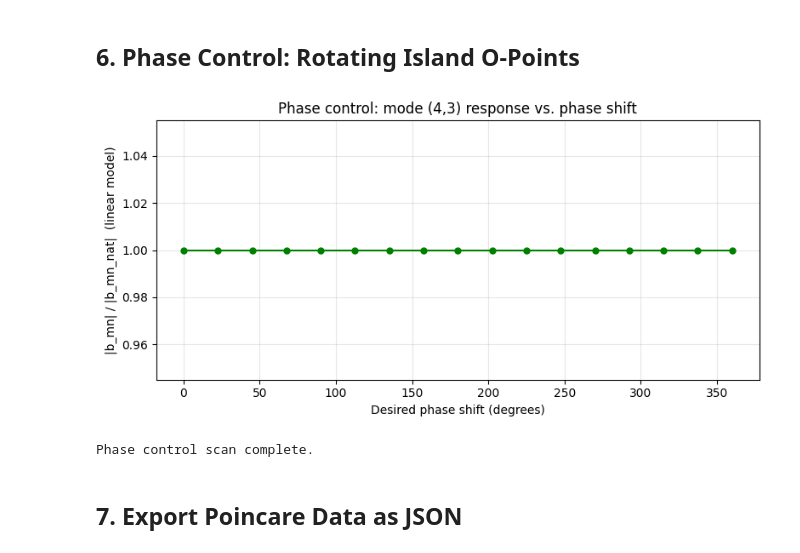
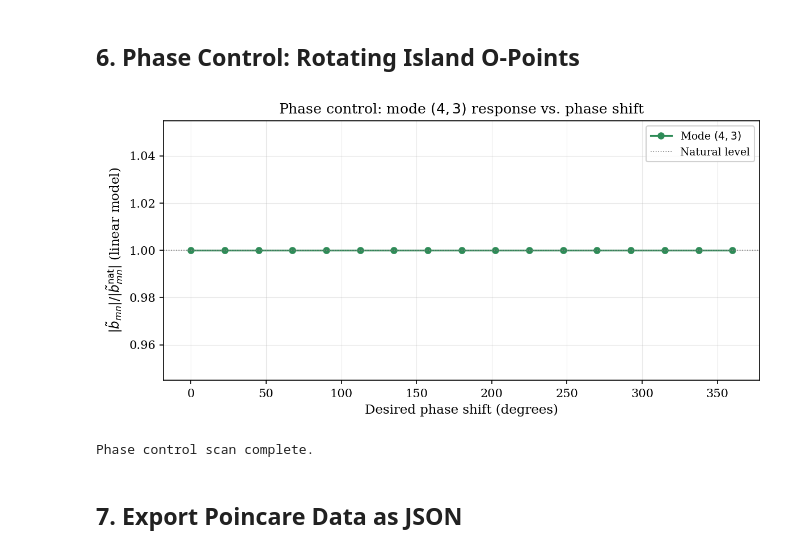
Before and after one commit to WenyinWei/pyna, a Jupyter notebook: notebooks/tutorials/stellarator_island_control.ipynb, the cells around one changed output. Drawn from its saved outputs; the diff is of its cells as text; code cells hidden in the pictures.

```diff
--- a/notebooks/tutorials/stellarator_island_control.ipynb
+++ b/notebooks/tutorials/stellarator_island_control.ipynb
@@ -229,22 +289,24 @@ if psi_res_monitor:
     b_monitor_scan = [abs(b_nat_mon + b_coil_mon * I0) for I0 in I0_scan]
 
     fig, (ax1, ax2) = plt.subplots(2, 1, figsize=(8, 6), sharex=True)
-    ax1.plot(I0_scan, np.array(b_target_scan)/abs(b_nat), 'b-o', ms=5,
-             label=f'Target ({TARGET_M},{TARGET_N})')
-    ax1.set_ylabel('Normalized |b_mn|')
+    ax1.plot(I0_scan, np.array(b_target_scan)/abs(b_nat), '-o', ms=5,
+             color='royalblue', label=f'Target $({TARGET_M},{TARGET_N})$')
     ax1.axhline(1, color='gray', ls=':', lw=0.8)
-    ax1.legend(); ax1.grid(True, alpha=0.3)
-    ax1.set_title('Press-Down-Gourd: Island control side effects')
+    ax1.set_ylabel(r'Norm. $|\tilde{b}_{mn}|$', fontsize=11)
+    ax1.legend(fontsize=9, framealpha=0.9)
+    ax1.grid(True, alpha=0.3, lw=0.5)
+    ax1.set_title('Press-Down-Gourd: Island control side effects', fontsize=12)
 
-    ax2.plot(I0_scan, np.array(b_monitor_scan)/abs(b_nat_mon), 'r-s', ms=5,
-             label=f'Monitor ({MONITOR_M},{MONITOR_N})')
-    ax2.set_xlabel('Control coil current I0 (A)')
-    ax2.set_ylabel('Normalized |b_mn|')
+    ax2.plot(I0_scan, np.array(b_monitor_scan)/abs(b_nat_mon), '-s', ms=5,
+             color='tomato', label=f'Monitor $({MONITOR_M},{MONITOR_N})$')
     ax2.axhline(1, color='gray', ls=':', lw=0.8)
-    ax2.legend(); ax2.grid(True, alpha=0.3)
+    ax2.set_xlabel('Control coil current $I_0$ (A)', fontsize=11)
+    ax2.set_ylabel(r'Norm. $|\tilde{b}_{mn}|$', fontsize=11)
+    ax2.legend(fontsize=9, framealpha=0.9)
+    ax2.grid(True, alpha=0.3, lw=0.5)
 
     plt.tight_layout()
-    plt.savefig('gourd_problem.png', dpi=100)
+    plt.savefig('gourd_problem.png', dpi=150, bbox_inches='tight')
     plt.show()
 else:
     print(f'Monitor surface q={MONITOR_M}/{MONITOR_N} not in plasma')
@@ -255,41 +317,43 @@ else:
 # %%
 # Phase control: compute optimal currents for different desired phase shifts
 # (Poincare tracing with phase-shifted coils would take too long for a notebook demo;
 #  here we show the linear-model prediction of how the resonant amplitude responds)
 
 phase_shifts = np.linspace(0, 2*np.pi, 17)
 b_phase = []
 
 for dphase in phase_shifts:
     cc_p = StellaratorControlCoils(
         R0=stella.R0, r_coil=R_COIL, N_coils=N_COILS,
         m_target=TARGET_M, n_target=TARGET_N, I0=I0_COIL,
     )
     I_p = phase_control_current(
         stella, cc_p,
         target_m=TARGET_M, target_n=TARGET_N,
         desired_phase_shift=dphase,
         I_max=1500.0, n_theta=20, n_phi=20,
     )
-    # Linear model: how much does this perturb the target mode?
     b_p = compute_resonant_amplitude(
         coil_field_func, psi_res_target, TARGET_M, TARGET_N, stella,
         n_theta=16, n_phi=16
     )
     b_phase.append(abs(b_nat + b_p * float(np.mean(np.abs(I_p)))))
 
 fig, ax = plt.subplots(figsize=(8, 4))
-ax.plot(np.degrees(phase_shifts), np.array(b_phase)/abs(b_nat), 'g-o', ms=5)
-ax.set_xlabel('Desired phase shift (degrees)')
-ax.set_ylabel('|b_mn| / |b_mn_nat|  (linear model)')
-ax.set_title(f'Phase control: mode ({TARGET_M},{TARGET_N}) response vs. phase shift')
-ax.grid(True, alpha=0.3)
+ax.plot(np.degrees(phase_shifts), np.array(b_phase)/abs(b_nat), '-o', ms=5,
+        color='seagreen', label=f'Mode $({TARGET_M},{TARGET_N})$')
+ax.axhline(1, color='gray', ls=':', lw=0.8, label='Natural level')
+ax.set_xlabel('Desired phase shift (degrees)', fontsize=11)
+ax.set_ylabel(r'$|\tilde{b}_{mn}| / |\tilde{b}_{mn}^{\rm nat}|$ (linear model)', fontsize=11)
+ax.set_title(f'Phase control: mode $({TARGET_M},{TARGET_N})$ response vs. phase shift', fontsize=12)
+ax.grid(True, alpha=0.3, lw=0.5)
+ax.legend(fontsize=9, framealpha=0.9)
 plt.tight_layout()
-plt.savefig('phase_control.png', dpi=100)
+plt.savefig('phase_control.png', dpi=150, bbox_inches='tight')
 plt.show()
 print('Phase control scan complete.')
 # %% [output]
-[figure, old version]
+[figure, new version]
 Phase control scan complete.
 # %% [markdown]
 ## 7. Export Poincare Data as JSON
```
Also changed, not shown: parts of 6 cells of this notebook.
